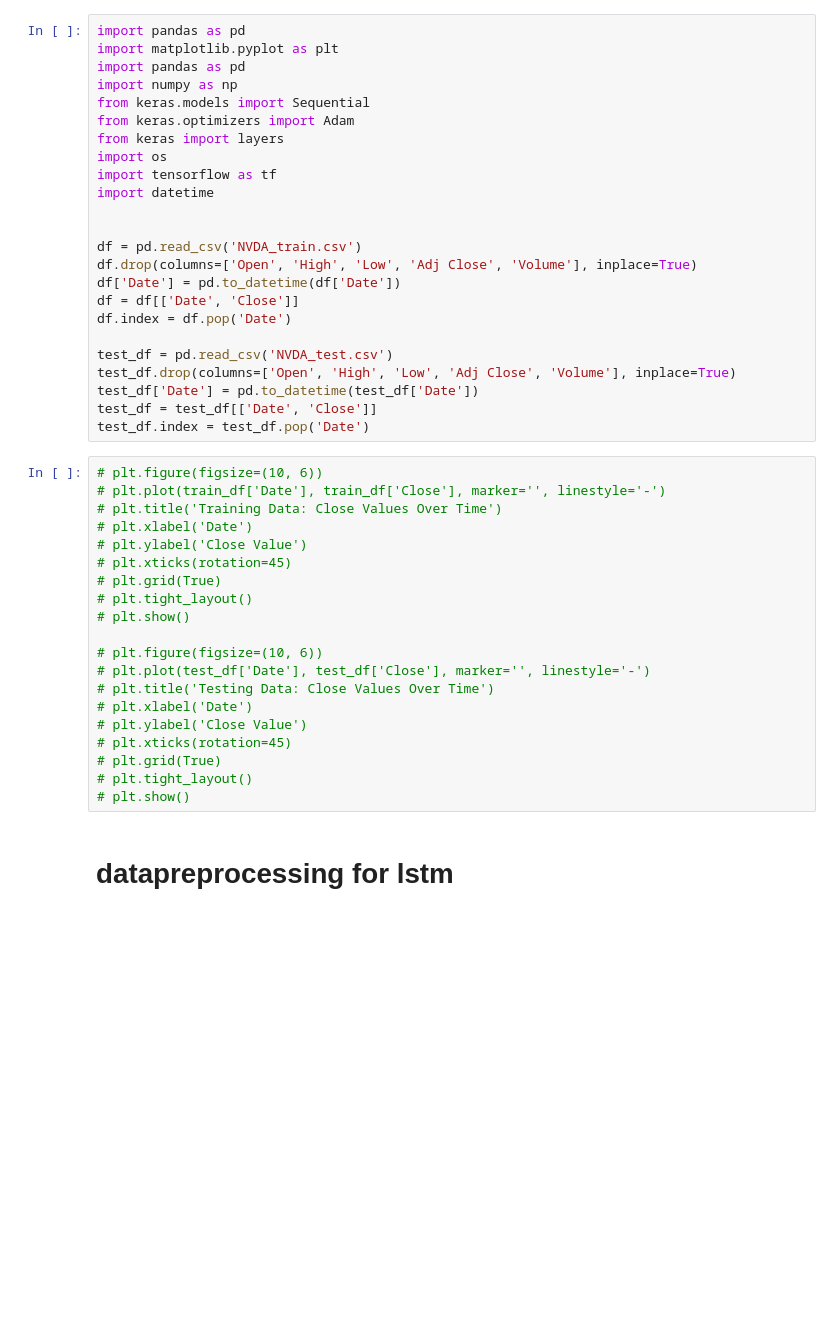
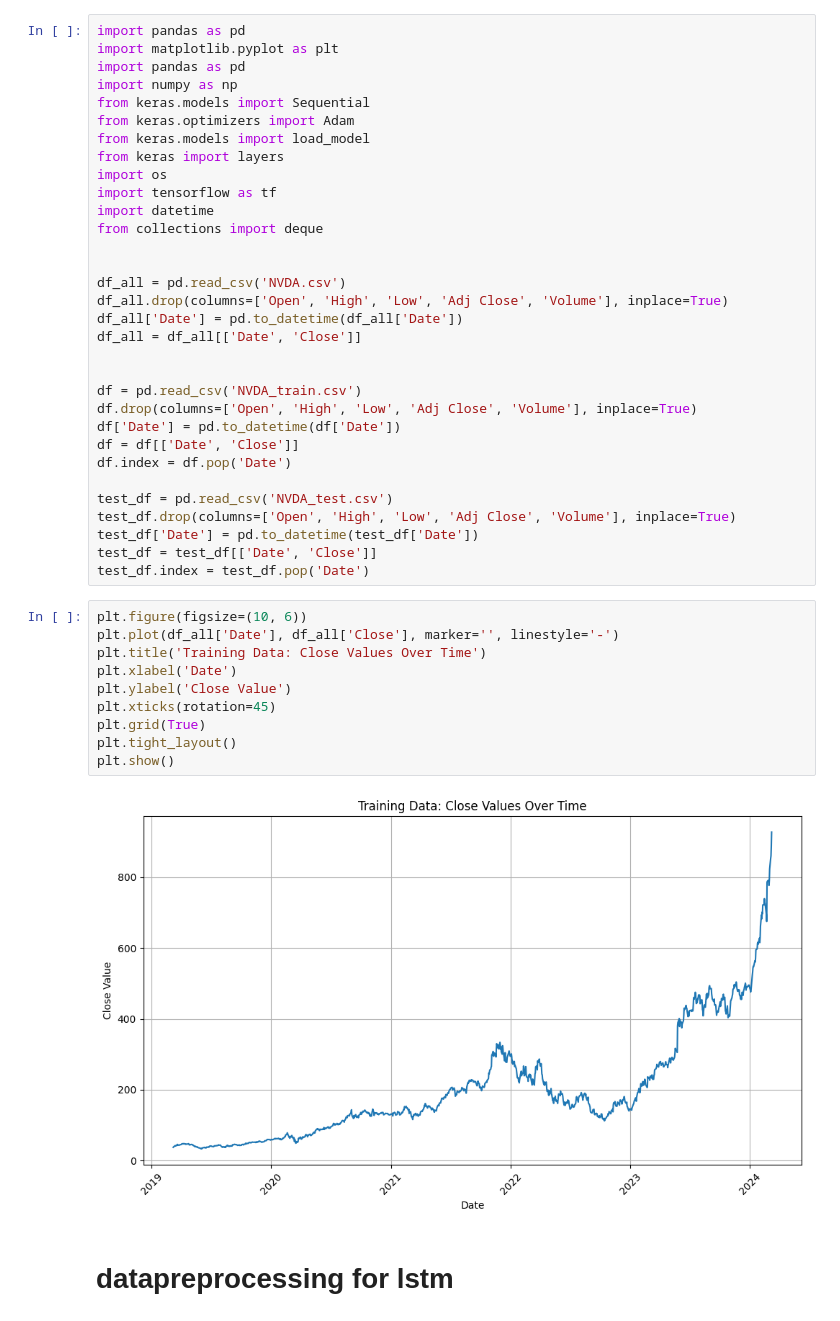
Before and after one commit to GustavLundberg1/LSTM-Neural-Network-for-Stock-Market-prediciton, a Jupyter notebook: main.ipynb, the cells around one changed output. Drawn from its saved outputs; the diff is of its cells as text; blank space fills up the shorter version.

Commit message:
-test changes

```diff
--- a/main.ipynb
+++ b/main.ipynb
@@ -5,10 +5,18 @@ import pandas as pd
 import numpy as np
 from keras.models import Sequential
 from keras.optimizers import Adam
+from keras.models import load_model
 from keras import layers
 import os
 import tensorflow as tf
 import datetime
+from collections import deque
+
+
+df_all = pd.read_csv('NVDA.csv')
+df_all.drop(columns=['Open', 'High', 'Low', 'Adj Close', 'Volume'], inplace=True)
+df_all['Date'] = pd.to_datetime(df_all['Date'])
+df_all = df_all[['Date', 'Close']]
 
 
 df = pd.read_csv('NVDA_train.csv')
@@ -23,25 +31,17 @@ test_df['Date'] = pd.to_datetime(test_df['Date'])
 test_df = test_df[['Date', 'Close']]
 test_df.index = test_df.pop('Date')
 # %%
-# plt.figure(figsize=(10, 6))
-# plt.plot(train_df['Date'], train_df['Close'], marker='', linestyle='-')
-# plt.title('Training Data: Close Values Over Time')
-# plt.xlabel('Date')
-# plt.ylabel('Close Value')
-# plt.xticks(rotation=45)
-# plt.grid(True)
-# plt.tight_layout()
-# plt.show()
-
-# plt.figure(figsize=(10, 6))
-# plt.plot(test_df['Date'], test_df['Close'], marker='', linestyle='-')
-# plt.title('Testing Data: Close Values Over Time')
-# plt.xlabel('Date')
-# plt.ylabel('Close Value')
-# plt.xticks(rotation=45)
-# plt.grid(True)
-# plt.tight_layout()
-# plt.show()
+plt.figure(figsize=(10, 6))
+plt.plot(df_all['Date'], df_all['Close'], marker='', linestyle='-')
+plt.title('Training Data: Close Values Over Time')
+plt.xlabel('Date')
+plt.ylabel('Close Value')
+plt.xticks(rotation=45)
+plt.grid(True)
+plt.tight_layout()
+plt.show()
+# %% [output]
+[figure, added]
 # %% [markdown]
 # datapreprocessing for lstm
 # %%
```
Also changed, not shown: parts of 10 cells of this notebook, 1 other file.
